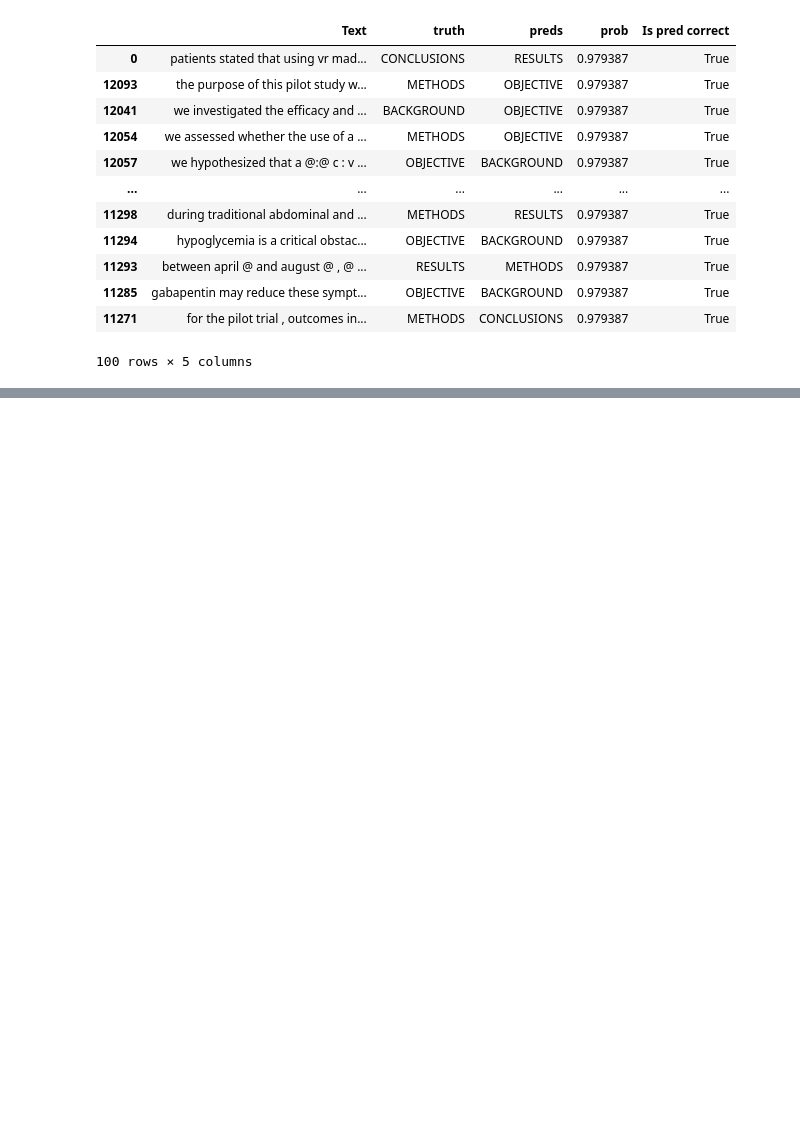
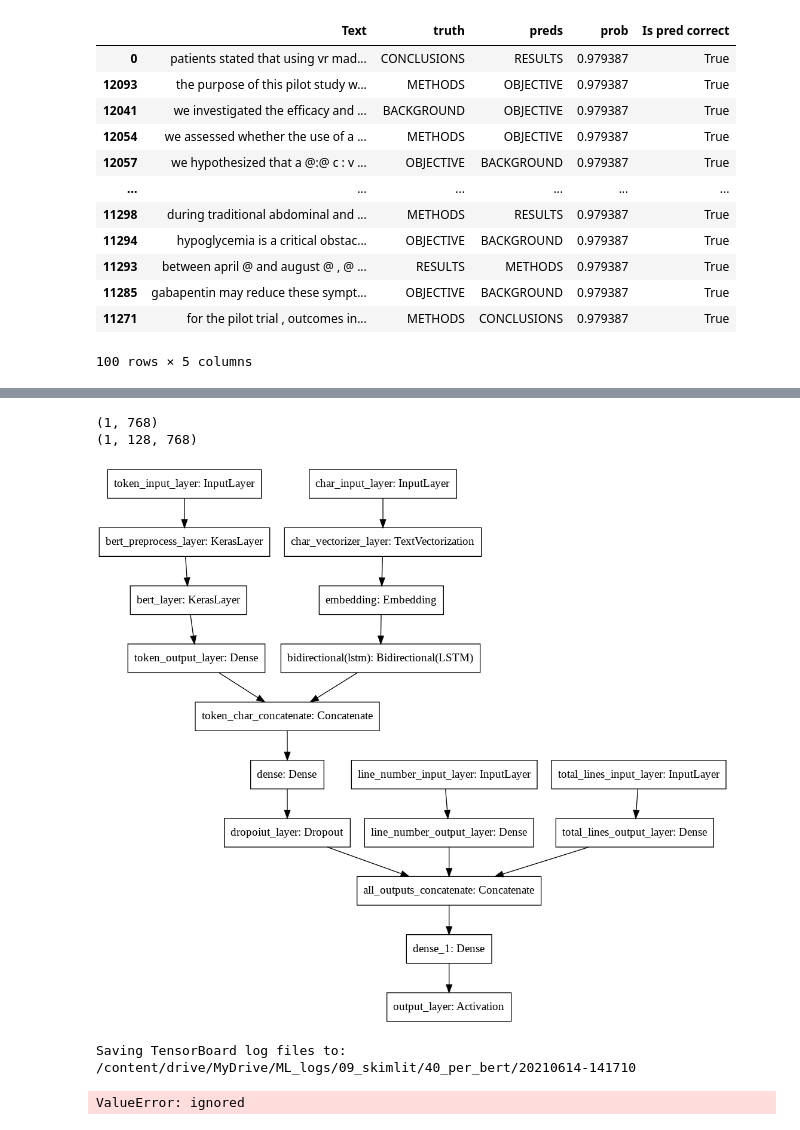
Before and after one commit to JpChii/ML-Projects, a Jupyter notebook: 09_skim_lit_40k_dataset.ipynb, the cells around one changed output, grey strips where cells are left out. Saved outputs shown, nothing was run; the diff lists cells and outputs as text; code cells hidden in the pictures; blank space fills up the shorter version.

```diff
--- a/09_skim_lit_40k_dataset.ipynb
+++ b/09_skim_lit_40k_dataset.ipynb
@@ -807,0 +849,27 @@ top_100_wrong
+# %%
+!pip3 install --quiet tensorflow-text
+import tensorflow_hub as hub
+import tensorflow as tf
+
+import tensorflow_text as text  # Imports TF ops for preprocessing.
+# Preprocessing
+preprocess = hub.KerasLayer('https://tfhub.dev/tensorflow/bert_en_uncased_preprocess/3',
+                            input_shape=[],
+                            dtype=tf.string,
+                            name="bert_preprocess_layer")
+# Bert layer
+bert_layer = hub.KerasLayer("https://tfhub.dev/google/experts/bert/pubmed/2",
+                            trainable=False,
+                            input_shape=[],
+                            dtype=tf.string,
+                            name="bert_layer")
+# %%
+pre = preprocess([train_sentences[0]])
+embeds = bert_layer(pre)
+pooled_output = embeds['pooled_output']
+seq_output = embeds['sequence_output']
+print(pooled_output.shape)
+print(seq_output.shape)
+# %% [output]
+(1, 768)
+(1, 128, 768)
@@ -807,0 +907,24 @@ top_100_wrong
+# %%
+# 5. Concatenate token, char outputs
+z = layers.Concatenate(name="token_char_concatenate")([token_model_bert.output, char_model_bert.output])
+z = layers.Dense(128, activation="relu")(z)
+z = layers.Dropout(0.5, name="dropoiut_layer")(z)
+
+# 6. Concatenate line no, total lines outputs
+z = layers.Concatenate(name="all_outputs_concatenate")([line_number_model_bert.output, total_line_model_bert.output, z])
+
+# 7. Dense layer
+z = layers.Dense(5)(z)
+
+# 8. Activation layer
+output_layer = layers.Activation("softmax", name="output_layer", dtype=tf.float32)(z)
+# %%
+# 9. Create model
+model_bert = tf.keras.Model(inputs=[token_model_bert.input, char_model_bert.input, line_number_model_bert.input, total_line_model_bert.input],
+                           outputs=output_layer)
+# %%
+from tensorflow.keras.utils import plot_model
+# Checkout the model architecture
+plot_model(model_bert)
+# %% [output]
+[figure, added]
@@ -807,0 +936,16 @@ top_100_wrong
+# %%
+# Fit the model
+history_bert = model_bert.fit([train_sentences, train_chars, train_line_numbers_one_hot, train_toal_n],
+                              train_to_ch_ln_tl_labels,
+                              epochs=5,
+                              steps_per_epoch=int(0.2 * len(train_to_ch_ln_tl_dataset)),
+                              validation_data=(val_to_ch_ln_tl_data, val_to_ch_ln_tl_labels),
+                              validation_steps=int(0.1 * len(val_to_ch_ln_tl_data)),
+                              callbacks=[create_tensorboard_callback(dir_name="/content/drive/MyDrive/ML_logs/09_skimlit",
+                                                                     experiment_name="40_per_bert"),
+                                         ealy_stopping_callback,
+                                         rl_callback,
+                                         checkpoint_callback])
+# %% [output]
+Saving TensorBoard log files to: /content/drive/MyDrive/ML_logs/09_skimlit/40_per_bert/20210614-141710
+ValueError: ignored
```
Also changed, not shown: parts of 65 cells of this notebook.
